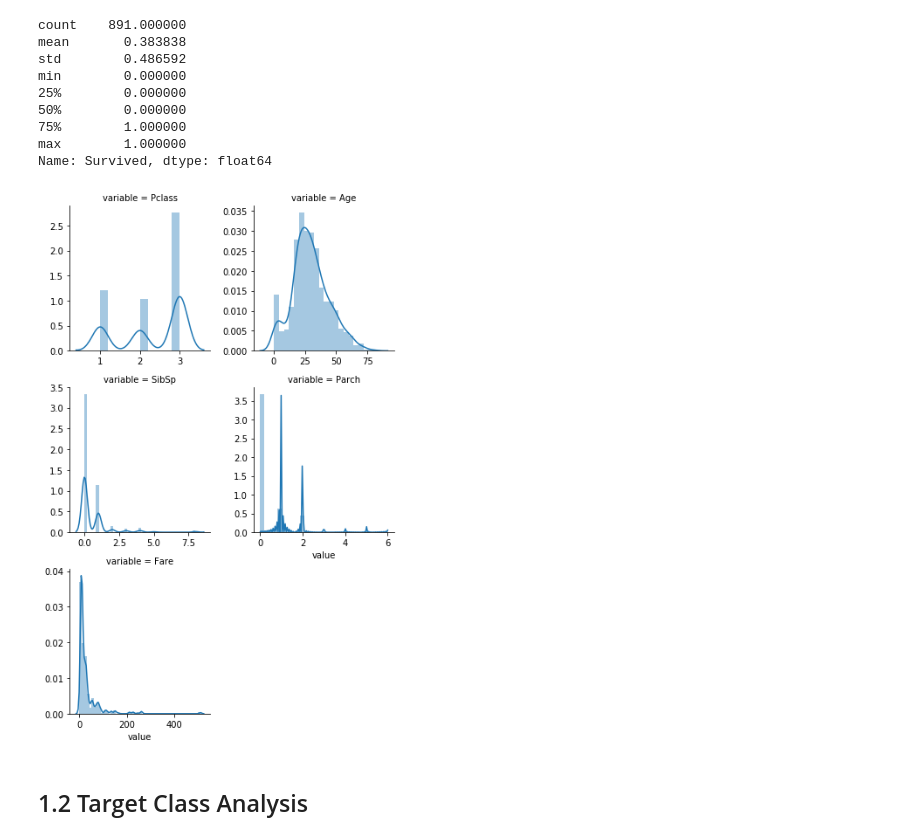
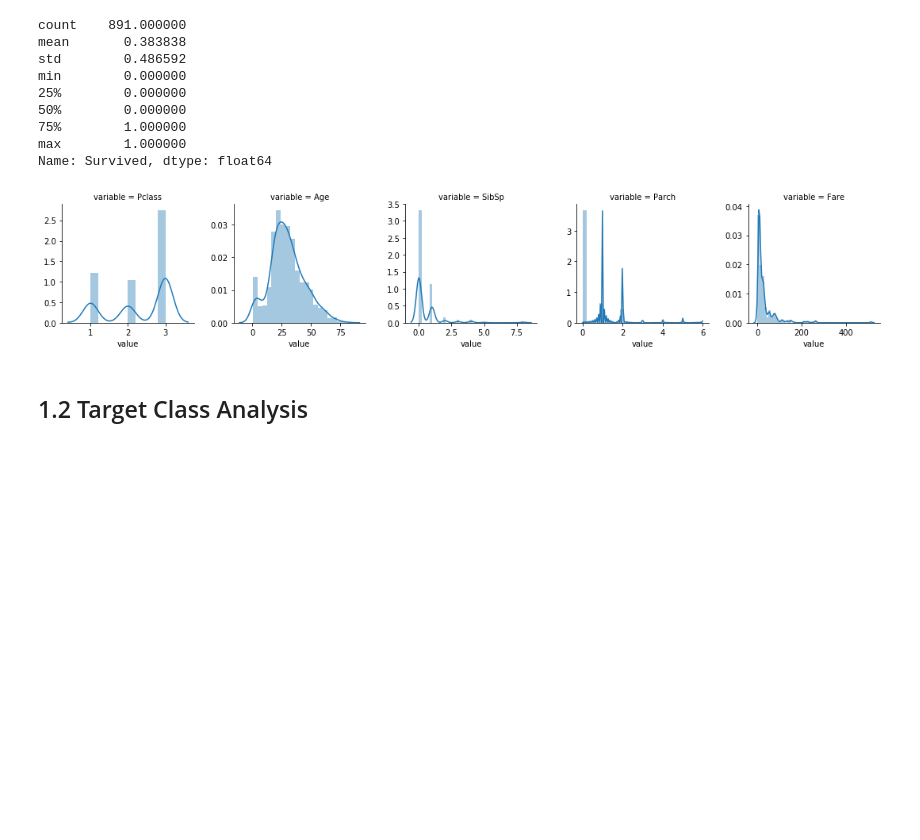
Before and after one commit to romanovzky/Titanic-Kaggle, a Jupyter notebook: Titanic-EDA.ipynb, the cells around one changed output. Drawn from its saved outputs; the diff is of its cells as text; code cells hidden in the pictures; blank space fills up the shorter version.

```diff
--- a/Titanic-EDA.ipynb
+++ b/Titanic-EDA.ipynb
@@ -58,3 +3,20 @@ Using TensorFlow backend.
+# %%
+import warnings
+warnings.filterwarnings('ignore')
+
+import pandas as pd
+import numpy as np
+import matplotlib.pyplot as plt
+import seaborn as sns
+%matplotlib inline
+
+import scipy.stats as stats
+
+train_full= pd.read_csv('train.csv',index_col='PassengerId')
+
+quantitative = [f for f in train_full.columns if train_full.dtypes[f] != 'object']
+quantitative.remove('Survived')#Survived is target label
+qualitative = [f for f in train_full.columns if train_full.dtypes[f] == 'object']
 # %% [markdown]
 # 1. Exploratory Data Analysis
 # %%
@@ -91,5 +51,3 @@ Clearly PassengerId is better suited as the index of the DataFrame
-# %%
-train_full.set_index('PassengerId',inplace=True)
 # %% [markdown]
 ## 1.1 Preamble
 # %% [markdown]
@@ -113,10 +71,10 @@ max        1.000000
 Name: Survived, dtype: float64
 # %%
 f = pd.melt(train_full, value_vars=quantitative)
-g = sns.FacetGrid(f, col="variable",  col_wrap=2, sharex=False, sharey=False)
+g = sns.FacetGrid(f, col="variable",  sharex=False, sharey=False)
 g = g.map(sns.distplot, "value")
 # %% [output]
-[figure, old version]
+[figure, new version]
 # %% [markdown]
 ## 1.2 Target Class Analysis
 # %% [markdown]
```
Also changed, not shown: parts of 131 cells of this notebook.
